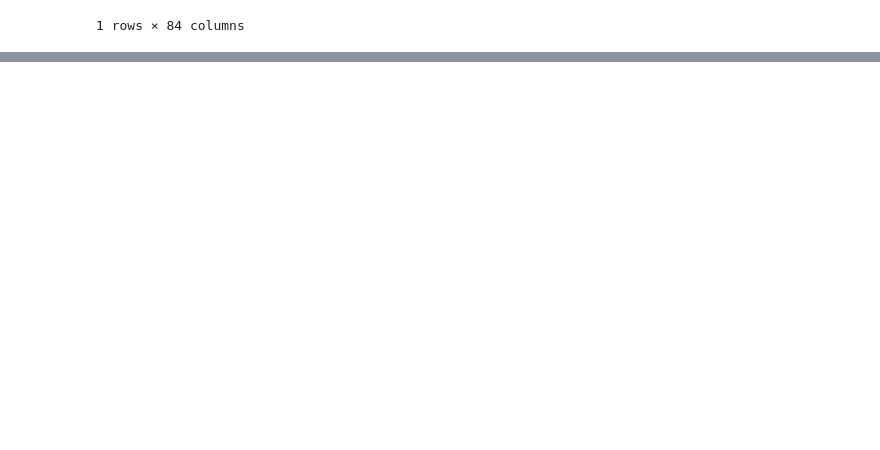
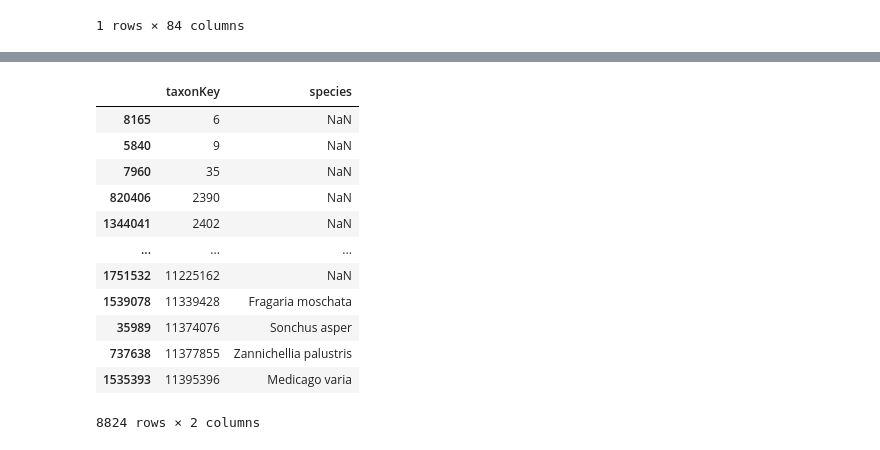
Before and after one commit to TmtStss/biodiversipy, a Jupyter notebook: notebooks/test_model_MVK.ipynb, the cells around one changed output, grey strips where cells are left out. Drawn from its saved outputs; the diff is of its cells as text; code cells hidden in the pictures; blank space fills up the shorter version.

```diff
--- a/notebooks/test_model_MVK.ipynb
+++ b/notebooks/test_model_MVK.ipynb
@@ -763,0 +872,18 @@ coords_feat[(coords_feat['latitude'] == 51.532429) & (coords_feat['longitude'] =
+# %%
+metadata = pd.read_csv('../raw_data/gbif/occurrences/metadata.csv')
+metadata = metadata[['taxonKey', 'species']].drop_duplicates().sort_values('taxonKey')
+metadata
+# %% [output]
+|  | taxonKey | species |
+| 8165 | 6 | NaN |
+| 5840 | 9 | NaN |
+| 7960 | 35 | NaN |
+| 820406 | 2390 | NaN |
+| 1344041 | 2402 | NaN |
+| ... | ... | ... |
+| 1751532 | 11225162 | NaN |
+| 1539078 | 11339428 | Fragaria moschata |
+| 35989 | 11374076 | Sonchus asper |
+| 737638 | 11377855 | Zannichellia palustris |
+| 1535393 | 11395396 | Medicago varia |
+8824 rows × 2 columns
```
Also changed, not shown: parts of 31 cells of this notebook, 2 other files.
